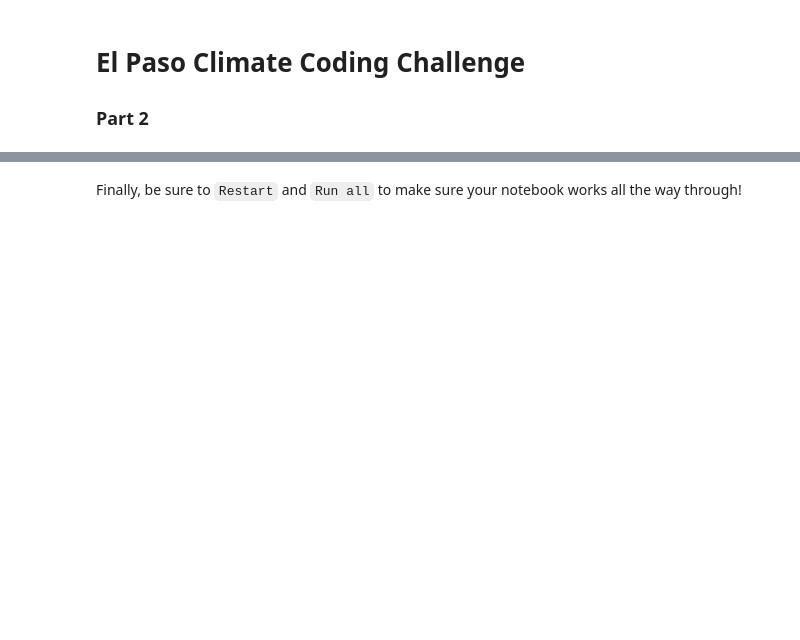
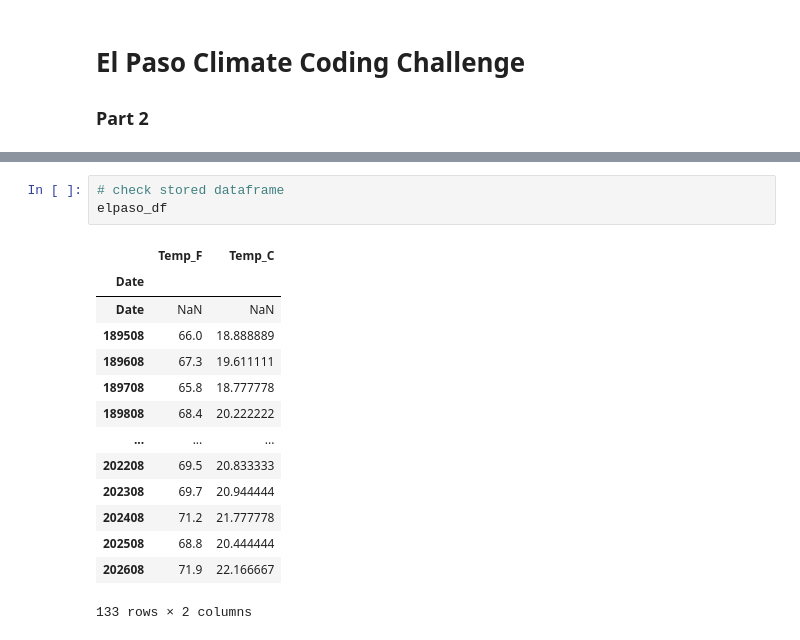
Before and after one commit to davidcwilcoxbuffs/01-climate-fall, a Jupyter notebook: Climate-code-3-Elpaso3.ipynb, the cells around one changed output, grey strips where cells are left out. Cells and saved outputs as stored; diff of their text form; blank space fills up the shorter version.

Commit message:
Finished code 4 for elpaso (still need to change the reflections in markdowns)

```diff
--- a/Climate-code-3-Elpaso3.ipynb
+++ b/Climate-code-3-Elpaso3.ipynb
@@ -144,3 +17,18 @@ Stored 'climate_df_converted' (DataFrame)
-# %% [markdown]
-Finally, be sure to `Restart` and `Run all` to make sure your notebook
-works all the way through!
+# %%
+# check stored dataframe
+elpaso_df
+# %% [output]
+|  | Temp_F | Temp_C |
+| Date |  |  |
+| Date | NaN | NaN |
+| 189508 | 66.0 | 18.888889 |
+| 189608 | 67.3 | 19.611111 |
+| 189708 | 65.8 | 18.777778 |
+| 189808 | 68.4 | 20.222222 |
+| ... | ... | ... |
+| 202208 | 69.5 | 20.833333 |
+| 202308 | 69.7 | 20.944444 |
+| 202408 | 71.2 | 21.777778 |
+| 202508 | 68.8 | 20.444444 |
+| 202608 | 71.9 | 22.166667 |
+133 rows × 2 columns
```
Also changed, not shown: parts of 18 cells of this notebook, 2 other files.
